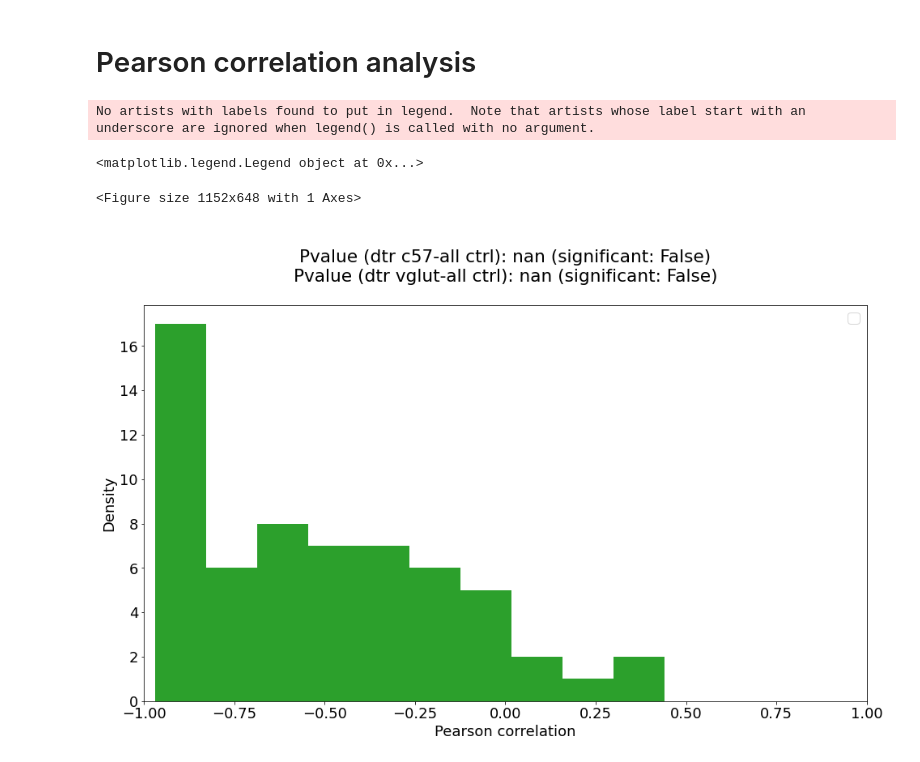
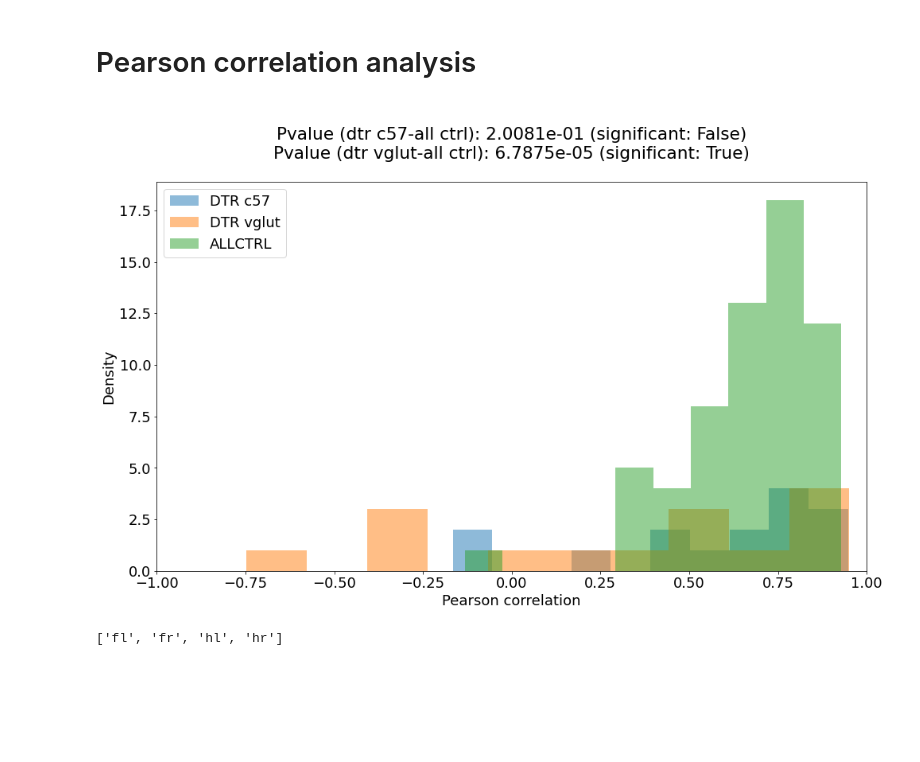
Before and after one commit to Egzona66/APA_setup, a Jupyter notebook: analysis/analysis_stereotyped.ipynb, the cells around one changed output. Drawn from its saved outputs; the diff is of its cells as text; code cells hidden in the pictures; blank space fills up the shorter version.

```diff
--- a/analysis/analysis_stereotyped.ipynb
+++ b/analysis/analysis_stereotyped.ipynb
@@ -294,40 +289,46 @@ f, ax = plt.subplots(figsize=(16, 9))
 # compute pearson correlation for each trial in each condition
 allcontrols = np.dstack([wt_traces, ctrl_traces])
 
-paw1 = 0
+paw1 = 1
 paw2 = 2
 
 wt_corrs = [pearson_corr(wt_traces[paw1, :, i], wt_traces[paw2, :, i]) for i in range(wt_traces.shape[2])]
 ctrl_corrs = [pearson_corr(ctrl_traces[paw1, :, i], ctrl_traces[paw2, :, i]) for i in range(ctrl_traces.shape[2])]
 dtr_corrs = [pearson_corr(dtr_traces[paw1, :, i], dtr_traces[paw2, :, i]) for i in range(dtr_traces.shape[2])]
 dtr_c57_corrs = [pearson_corr(dtrc57_traces[paw1, :, i], dtrc57_traces[paw2, :, i]) for i in range(dtrc57_traces.shape[2])]
 dtr_vglut_corrs = [pearson_corr(dtrvglut_traces[paw1, :, i], dtrvglut_traces[paw2, :, i]) for i in range(dtrvglut_traces.shape[2])]
 allcontrols_corrs = [pearson_corr(allcontrols[paw1, :, i], allcontrols[paw2, :, i]) for i in range(allcontrols.shape[2])]
 
 # _, pval_dtr = ttest(wt_corrs, dtr_corrs)
 # _, pval_ctrl = ttest(wt_corrs, ctrl_corrs)
 # _, pval_dtrctrl = ttest(dtr_corrs, ctrl_corrs)
 
 _, pval_c57 = ttest(dtr_c57_corrs, allcontrols_corrs)
 _, pval_vglut = ttest(dtr_vglut_corrs, allcontrols_corrs)
 
+import statsmodels.stats.multitest as smm
+rejected, p_corrected, _, _ = smm.multipletests([pval_c57, pval_vglut], alpha=0.05, method='bonferroni')
+
+
+
 title = f"""
-Pvalue (dtr c57-all ctrl): {pval_c57:.4e} (significant: {pval_c57 < 0.05})
-Pvalue (dtr vglut-all ctrl): {pval_vglut:.4e} (significant: {pval_vglut < 0.05})
+Pvalue (dtr c57-all ctrl): {p_corrected[0]:.4e} (significant: {not rejected[0] < 0.05})
+Pvalue (dtr vglut-all ctrl): {p_corrected[1]:.4e} (significant: {not rejected[1] < 0.05})
 """
 
 names = ("DTR c57", "DTR vglut",  "ALLCTRL")
 colors = ("red", "green",  "black")
 correlations = (dtr_c57_corrs, dtr_vglut_corrs,  allcontrols_corrs)
 
 for n, (name, color, corrs) in enumerate(zip(names, colors, correlations)):
     # plot_kde(ax, data=corrs, color=color, label=name, lw=3, alpha=.3, kde_kwargs=dict(bw=.05))
-    ax.hist(corrs)
+    ax.hist(corrs, alpha=.5, label=name)
 
 ax.set(xlim=[-1, 1],  xlabel="Pearson correlation", ylabel="Density", title=title)
 ax.legend()
 # %% [output]
-No artists with labels found to put in legend.  Note that artists whose label start with an underscore are ignored when legend() is called with no argument.
-<matplotlib.legend.Legend object at 0x...>
-<Figure size 1152x648 with 1 Axes>
-[figure, old version]
+[figure, new version]
+# %%
+sensors
+# %% [output]
+['fl', 'fr', 'hl', 'hr']
```
Also changed, not shown: parts of 3 cells of this notebook, 3 other files.
